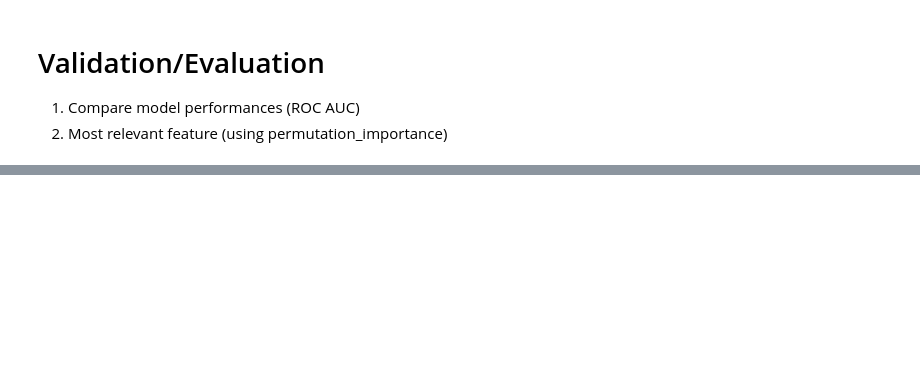
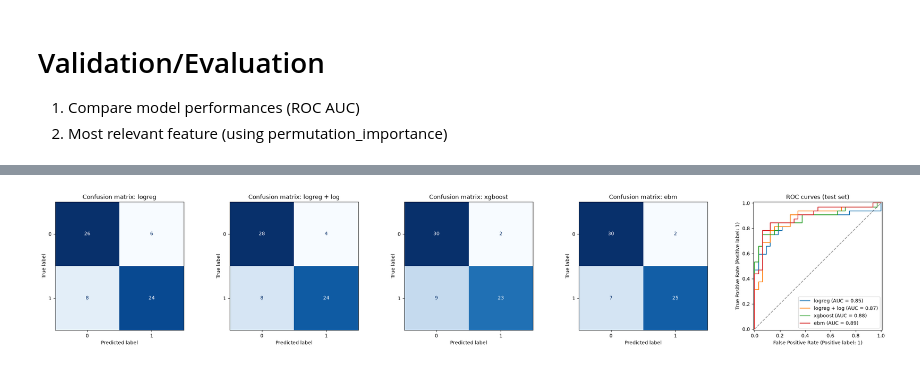
Before and after one commit to MatteoSoldini/DAT540_project, a Jupyter notebook: 3_valid_eval.ipynb, the cells around one changed output, grey strips where cells are left out. Drawn from its saved outputs; the diff is of its cells as text; code cells hidden in the pictures; blank space fills up the shorter version.

```diff
--- a/3_valid_eval.ipynb
+++ b/3_valid_eval.ipynb
@@ -34,0 +136,16 @@ Note: you may need to restart the kernel to use updated packages.
+# %%
+fig, axes = plt.subplots(1, len(fitted) + 1, figsize=(5 * (len(fitted) + 1), 4.5))
+
+for ax, (name, m) in zip(axes, fitted.items()):
+    ConfusionMatrixDisplay(confusion_matrix(y_test, (probas[name] >= 0.5).astype(int)),
+                           display_labels=["0", "1"]).plot(ax=ax, cmap="Blues", colorbar=False)
+    ax.set_title(f"Confusion matrix: {name}")
+
+for name, p in probas.items():
+    RocCurveDisplay.from_predictions(y_test, p, name=name, ax=axes[-1])
+axes[-1].plot([0, 1], [0, 1], "k--", alpha=0.4)
+axes[-1].set_title("ROC curves (test set)")
+plt.tight_layout()
+plt.show()
+# %% [output]
+[figure, added]
```
Also changed, not shown: parts of 11 cells of this notebook.
